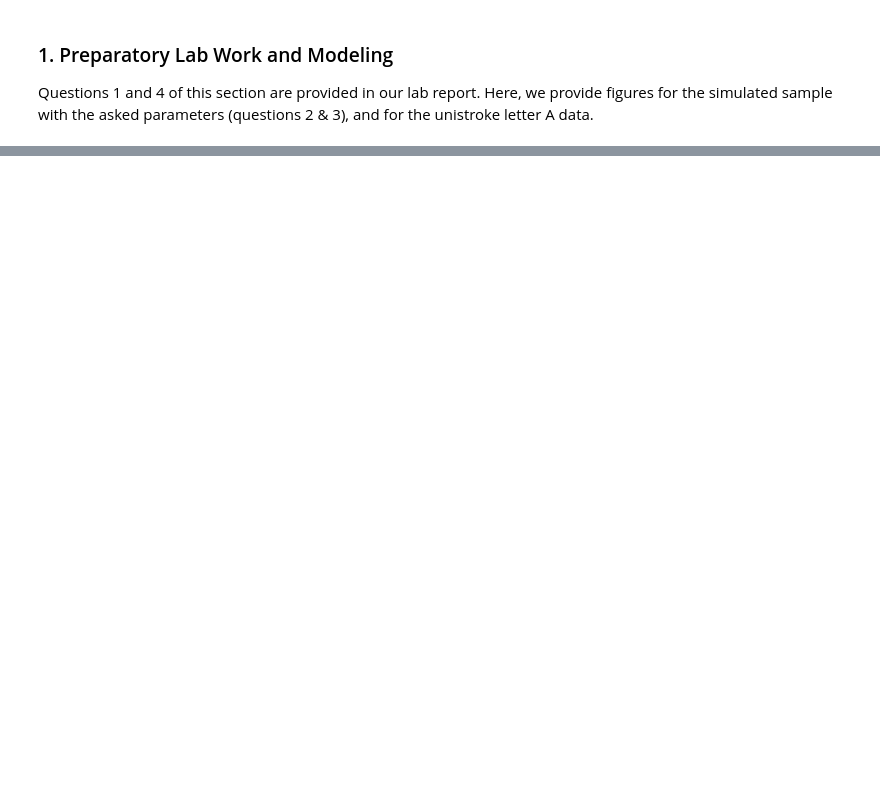
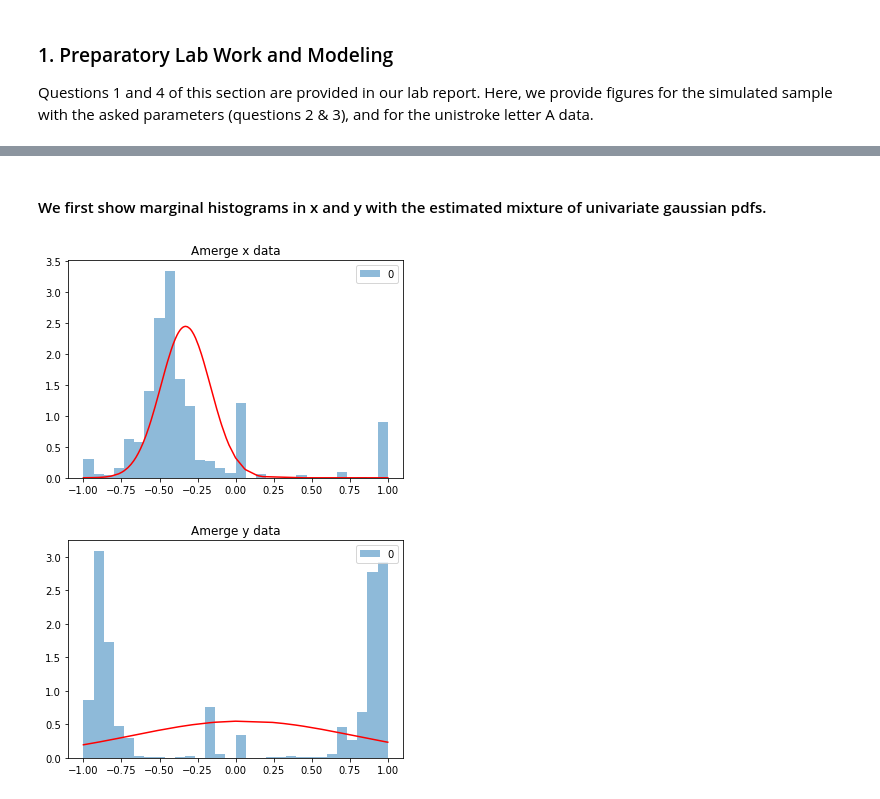
Before and after one commit to juli31/ProbabilisticDataMining, a Jupyter notebook: lab1/notebook.ipynb, the cells around one changed output, grey strips where cells are left out. Drawn from its saved outputs; the diff is of its cells as text; code cells hidden in the pictures; blank space fills up the shorter version.

```diff
--- a/lab1/notebook.ipynb
+++ b/lab1/notebook.ipynb
@@ -91,0 +118,37 @@ util.plot_pdf(Amerge_GMM.fit(Amerge), Amerge, Amerge_GMM.fit_predict(Amerge))
+# %%
+#gathering raw and labeled data
+x_data = sorted([x[0] for x in Amerge])
+y_data = sorted([x[1] for x in Amerge])
+x_pdf = spstat.norm.pdf(x_data, stat.mean(x_data), stat.variance(x_data))
+y_pdf = spstat.norm.pdf(y_data, stat.mean(y_data), stat.variance(y_data))
+
+x0_data = sorted([x for x in Amerge_labeled_df['x'][Amerge_labeled_df['label']==0]])
+x0_pdf = spstat.norm.pdf(x0_data, stat.mean(x0_data), stat.variance(x0_data))
+y0_data = sorted([x for x in Amerge_labeled_df['y'][Amerge_labeled_df['label']==0]])
+y0_pdf = spstat.norm.pdf(y0_data, stat.mean(y0_data), stat.variance(y0_data))
+x1_data = sorted([x for x in Amerge_labeled_df['x'][Amerge_labeled_df['label']==1]])
+x1_pdf = spstat.norm.pdf(x1_data, stat.mean(x1_data), stat.variance(x1_data))
+y1_data = sorted([x for x in Amerge_labeled_df['y'][Amerge_labeled_df['label']==1]])
+y1_pdf = spstat.norm.pdf(y1_data, stat.mean(y1_data), stat.variance(y1_data))
+
+#function to make marginal histograms with gaussian
+def plot_hist_gaussian(*args, **kwargs):
+    for i in range(len(args)):
+        colors = ['r','b','m','c','k']
+        flag = 0
+        if isinstance(args[i],list):
+            plt.hist(args[i], 30, density=True,alpha=0.5, label='0');
+        elif isinstance(item,np.ndarray):
+            plt.plot(args[i-1], args[i], color=colors[flag])
+            flag+=1
+    if 'title' in kwargs: plt.title(kwargs['title'])
+    plt.legend(loc='upper right')
+    plt.show()
+# %% [markdown]
+#### We first show marginal histograms in x and y with the estimated mixture of univariate gaussian pdfs.
+# %%
+plot_hist_gaussian(x_data,x_pdf, title = "Amerge x data")
+plot_hist_gaussian(y_data,y_pdf, title = "Amerge y data")
+# %% [output]
+[figure, added]
+[figure, added]
```
Also changed, not shown: parts of 10 cells of this notebook, 2 other files.
